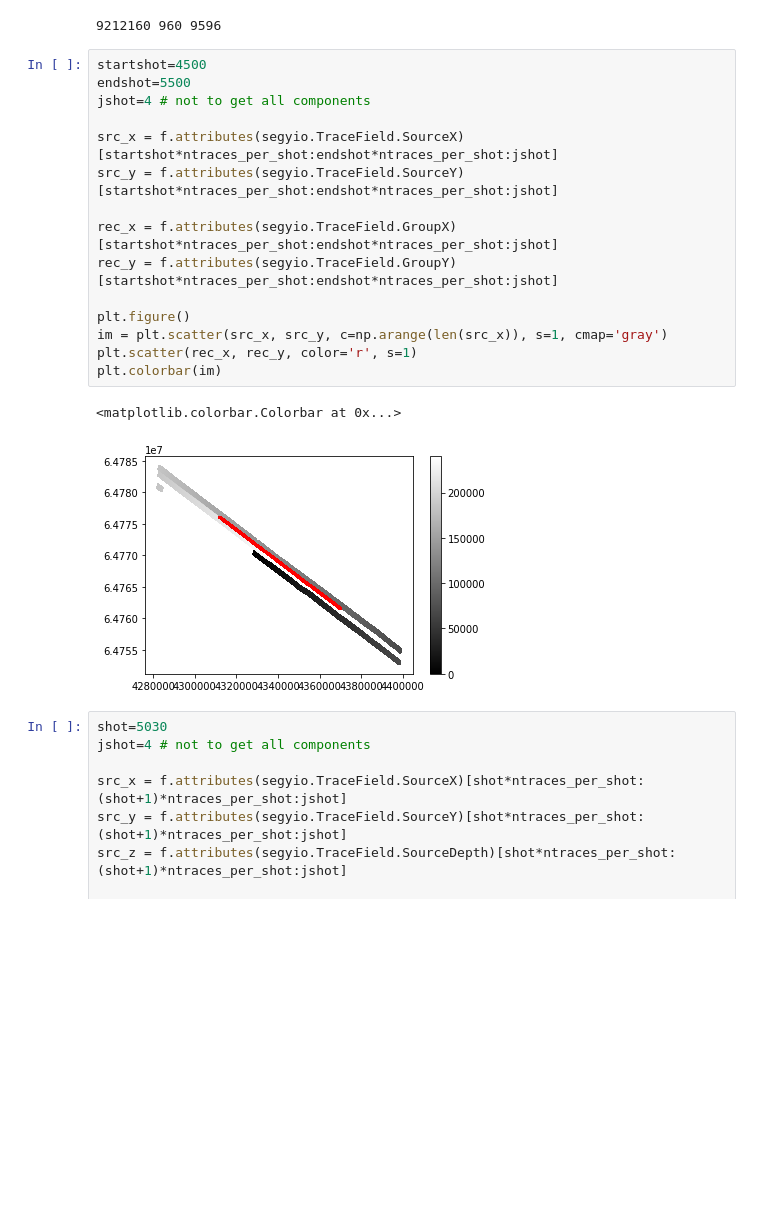
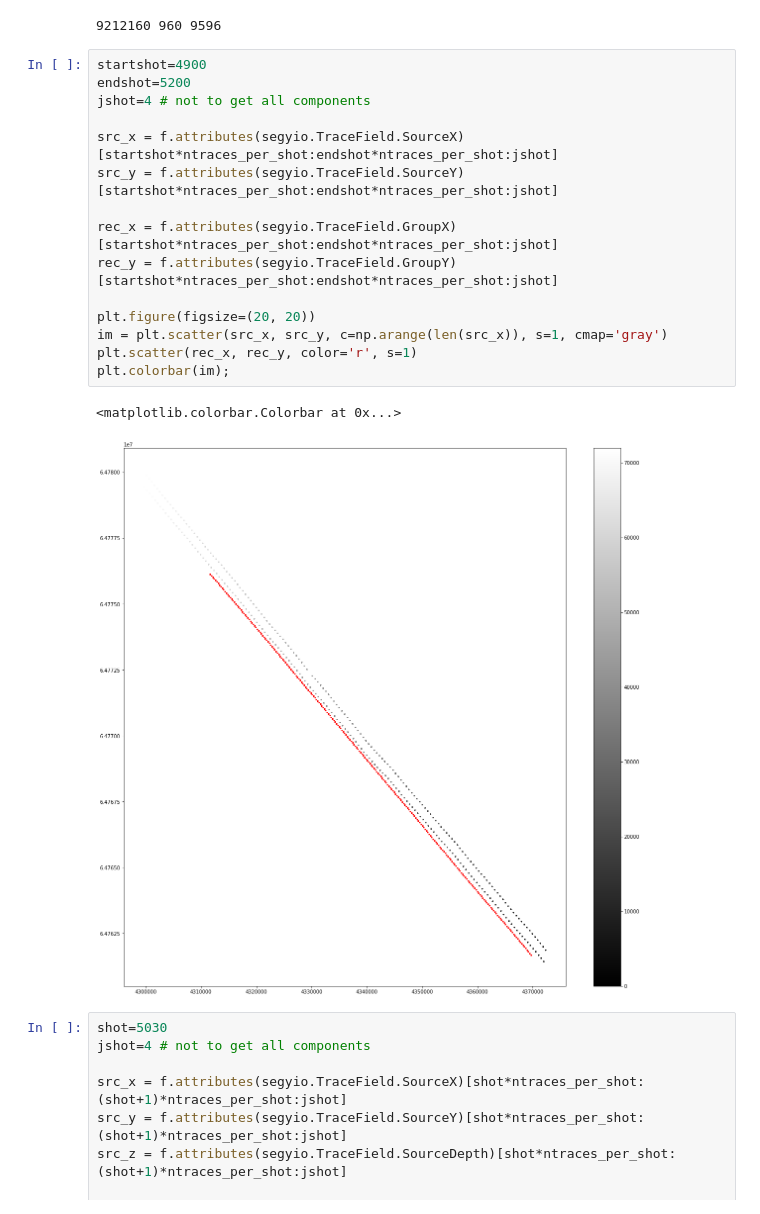
Before and after one commit to PyLops/pylops_notebooks, a Jupyter notebook: developement/WavefieldSeparation-Volve.ipynb, the cells around one changed output. Cells and saved outputs as stored; diff of their text form; blank space fills up the shorter version.

```diff
--- a/developement/WavefieldSeparation-Volve.ipynb
+++ b/developement/WavefieldSeparation-Volve.ipynb
@@ -90,23 +91,23 @@ print(ntraces, ntraces_per_shot, nshots)
 # %% [output]
 9212160 960 9596
 # %%
-startshot=4500
-endshot=5500
+startshot=4900
+endshot=5200
 jshot=4 # not to get all components
 
 src_x = f.attributes(segyio.TraceField.SourceX)[startshot*ntraces_per_shot:endshot*ntraces_per_shot:jshot]
 src_y = f.attributes(segyio.TraceField.SourceY)[startshot*ntraces_per_shot:endshot*ntraces_per_shot:jshot]
 
 rec_x = f.attributes(segyio.TraceField.GroupX)[startshot*ntraces_per_shot:endshot*ntraces_per_shot:jshot]
 rec_y = f.attributes(segyio.TraceField.GroupY)[startshot*ntraces_per_shot:endshot*ntraces_per_shot:jshot]
 
-plt.figure()
+plt.figure(figsize=(20, 20))
 im = plt.scatter(src_x, src_y, c=np.arange(len(src_x)), s=1, cmap='gray')
 plt.scatter(rec_x, rec_y, color='r', s=1)
-plt.colorbar(im)
+plt.colorbar(im);
 # %% [output]
 <matplotlib.colorbar.Colorbar at 0x...>
-[figure, old version]
+[figure, new version]
 # %%
 shot=5030
 jshot=4 # not to get all components
```
Also changed, not shown: parts of 9 cells of this notebook.
